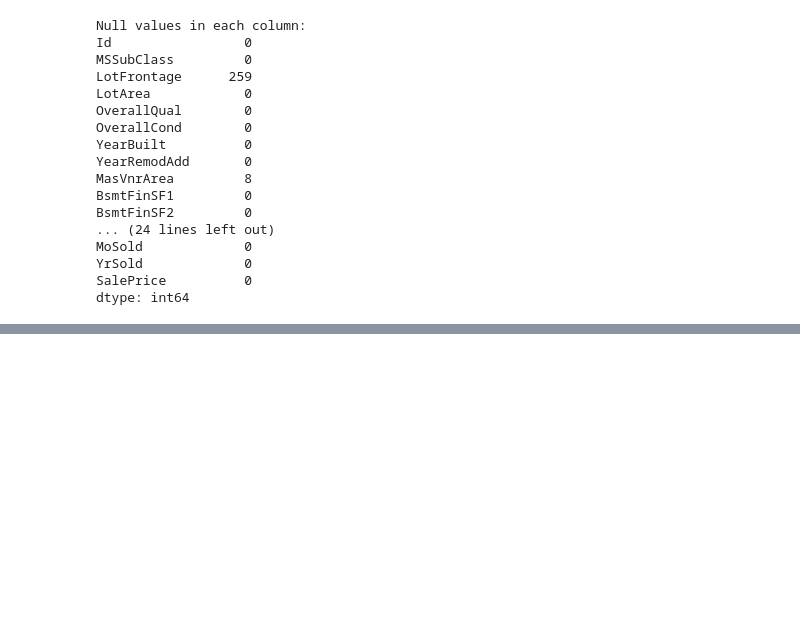
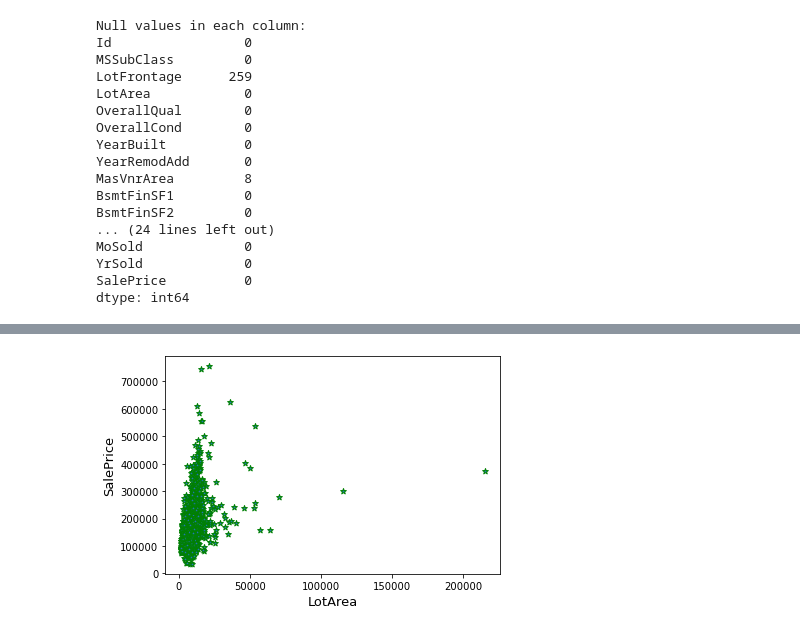
Before and after one commit to Ghanashri-m/255_Team_02, a Jupyter notebook: Housing_Prices_Cleaning_Viz.ipynb, the cells around one changed output, grey strips where cells are left out. Drawn from its saved outputs; the diff is of its cells as text; code cells hidden in the pictures; blank space fills up the shorter version.

```diff
--- a/Housing_Prices_Cleaning_Viz.ipynb
+++ b/Housing_Prices_Cleaning_Viz.ipynb
@@ -257,0 +264,12 @@ LotFrontage: Linear feet of street connected to property
+# %%
+#Deleting outliers by defining the range
+train = train_data.drop(train_data[(train_data['LotArea']>100000) & (train_data['SalePrice']<300000)].index)
+
+#Lets plot the graph again to see if the outliers are removed.
+fig, ax = plt.subplots()
+ax.scatter(train['LotArea'], train['SalePrice'], marker = "*", edgecolors = "Green")
+plt.ylabel('SalePrice', fontsize=13)
+plt.xlabel('LotArea', fontsize=13)
+plt.show()
+# %% [output]
+[figure, added]
```
Also changed, not shown: parts of 6 cells of this notebook, 1 other file.
